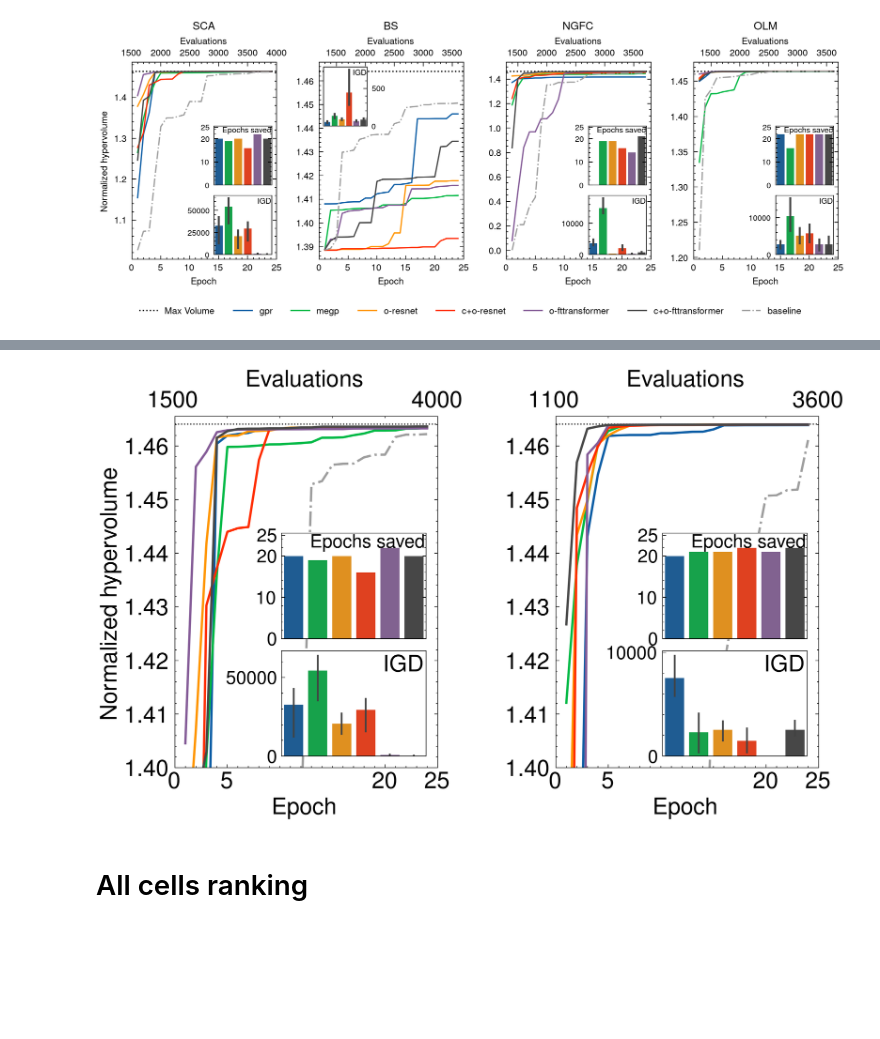
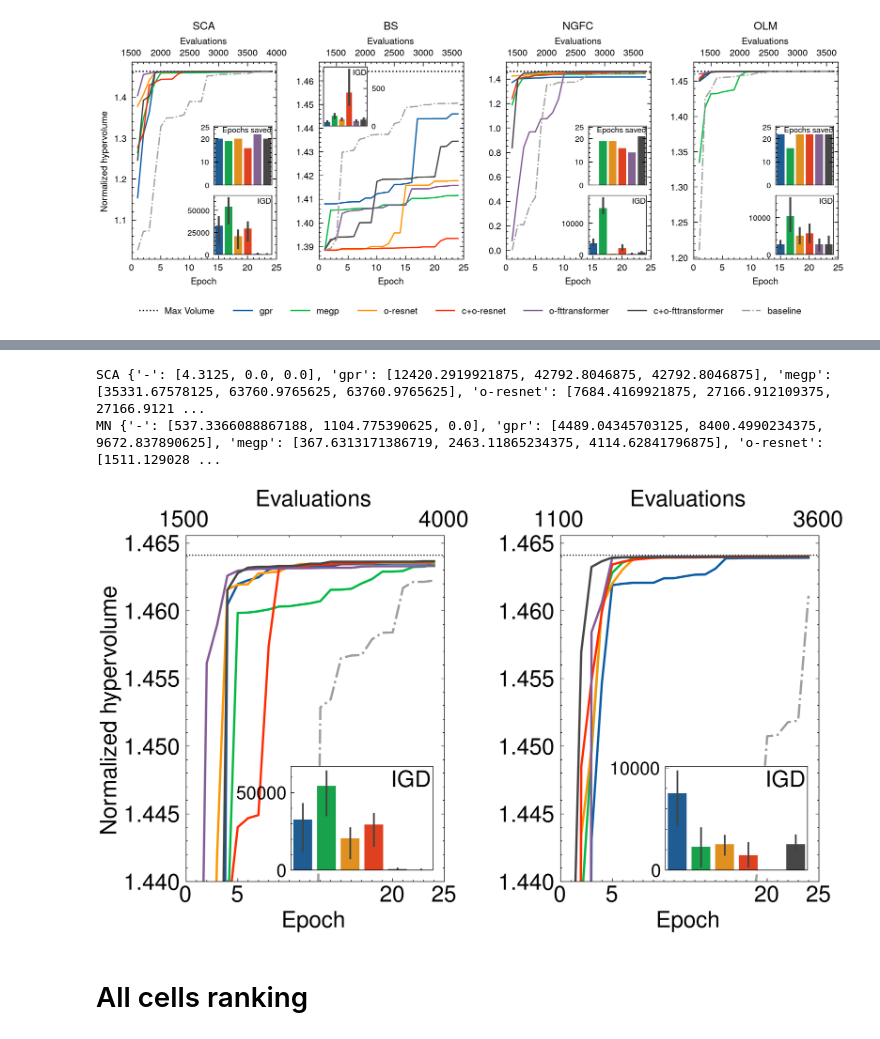
Before and after one commit to GazzolaLab/MultiObjectiveSurrogateOptimization, a Jupyter notebook: figure3.ipynb, the cells around one changed output, grey strips where cells are left out. Cells and saved outputs as stored; diff of their text form; code cells hidden in the pictures; blank space fills up the shorter version.

```diff
--- a/figure3.ipynb
+++ b/figure3.ipynb
@@ -514,6 +514,7 @@ with rc_context():
             loc=f"lower right" if p != "BS" else "upper left",
         )
         sns.barplot(pd.DataFrame(igds[p]).drop("-", axis=1), ax=axigd)
+        print(p, igds[p])
         axigd.set_title("IGD", loc="right", y=0.87, pad=-6,
                         fontsize=20)
         axigd.tick_params(top=False, bottom=False, left=True, right=True,
@@ -528,22 +529,22 @@ with rc_context():
             axigd.yaxis.set_label_position("left")
 
         # savings
-        if p != "BS":
-            axsave = inset_axes(
-                ax,
-                width="55%",
-                height="30%",
-                loc=f"upper right",
-                bbox_to_anchor=(0, -0.3, 1, 1),
-                bbox_transform=ax.transAxes,
-            )
-            sns.barplot(pd.DataFrame(converged).drop("baseline", axis=1), ax=axsave)
-            axsave.set_title("Epochs saved", loc="right", y=0.92, pad=-5, fontsize=16)
-            axsave.tick_params(top=False, bottom=False, left=True, right=True,
-                               labelsize=16)
-            axsave.set_xticks([])
-            axsave.set_ylim([0, 25.5])
-            axsave.set_yticks([0, 10, 20, 25])
+        # if p != "BS":
+        #     axsave = inset_axes(
+        #         ax,
+        #         width="55%",
+        #         height="30%",
+        #         loc=f"upper right",
+        #         bbox_to_anchor=(0, -0.3, 1, 1),
+        #         bbox_transform=ax.transAxes,
+        #     )
+        #     sns.barplot(pd.DataFrame(converged).drop("baseline", axis=1), ax=axsave)
+        #     axsave.set_title("Epochs saved", loc="right", y=0.92, pad=-5, fontsize=16)
+        #     axsave.tick_params(top=False, bottom=False, left=True, right=True,
+        #                        labelsize=16)
+        #     axsave.set_xticks([])
+        #     axsave.set_ylim([0, 25.5])
+        #     axsave.set_yticks([0, 10, 20, 25])
 
         # ax.axhline(y=nos_mean, color="red", linestyle=":", label=f"NoS ({ufloat(nos_mean, nos_err)})")
         # ax.fill_between(x, [nos_mean - nos_err] * len(x), [nos_mean + nos_err] * len(x), color="red", alpha=0.1)
@@ -555,39 +556,41 @@ with rc_context():
         ax.set_xticks([0,5, 20, 25])
 
         if p == 'MN':
-            ax.set_ylim([1.4, 1.1**4 * 1.001])
+            ax.set_ylim([1.44, 1.1**4 * 1.001])
         elif p == 'SCA':
-            ax.set_ylim([1.4, 1.1**4 * 1.001])
+            ax.set_ylim([1.44, 1.1**4 * 1.001])
 
         # ax.legend(loc='best')
         ax.tick_params(top=False)
 
         secax = ax.secondary_xaxis(
             "top",
             functions=(
                 lambda x, ins=initial_samples[p]: x * 100 + ins,
                 lambda x, ins=initial_samples[p]: (x + ins) / 100,
             ),
         )
         secax.set_xlabel("Evaluations")
         min_evals = initial_samples[p]
         max_evals = int(ax.get_xlim()[1] * 100 + initial_samples[p])
         secax.set_xlim(min_evals, max_evals)
         secax.set_xticks([min_evals, max_evals])
 
         # ax.set_ylim(0, 1.1**4 * 1.05)
         # ax.set_title(
         #     p,
         # )  # loc='left', y=1.0, pad=-6)
 
     axs[0].set_ylabel("Normalized hypervolume")
 
     handles, labels = axs[0].get_legend_handles_labels()
     #fig.legend(handles, labels, ncol=len(labels)//2, bbox_to_anchor=(0.95, -0.01))
     #plt.tight_layout()
     plt.show()
 # %% [output]
+SCA {'-': [4.3125, 0.0, 0.0], 'gpr': [12420.2919921875, 42792.8046875, 42792.8046875], 'megp': [35331.67578125, 63760.9765625, 63760.9765625], 'o-resnet': [7684.4169921875, 27166.912109375, 27166.9121 ...
+MN {'-': [537.3366088867188, 1104.775390625, 0.0], 'gpr': [4489.04345703125, 8400.4990234375, 9672.837890625], 'megp': [367.6313171386719, 2463.11865234375, 4114.62841796875], 'o-resnet': [1511.129028 ...
-[figure, old version]
+[figure, new version]
 # %%
 stash("figure3/hv-convergence-top-2", fig)
 # %% [markdown]
```
Also changed, not shown: parts of 4 cells of this notebook, 4 other files.
